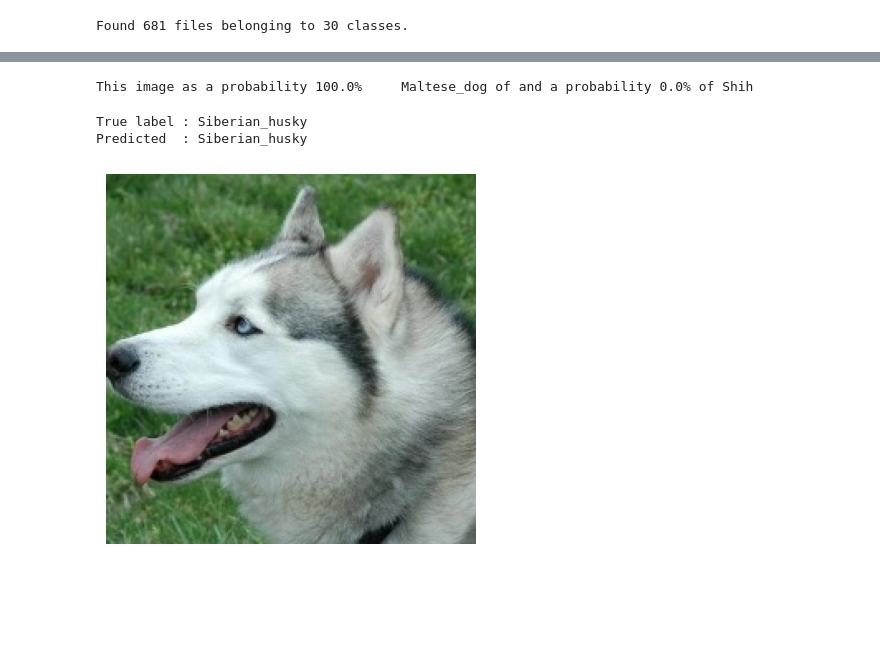
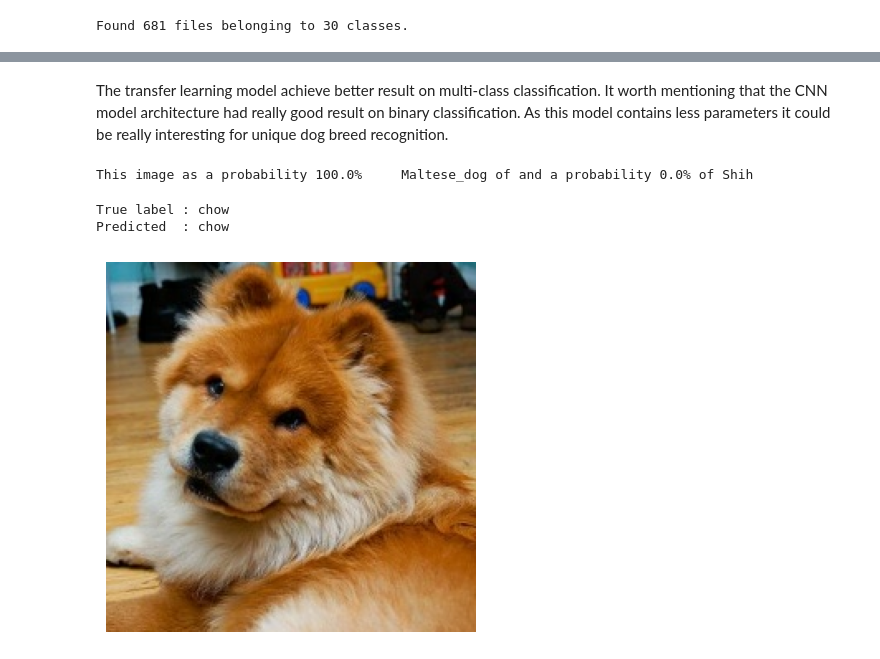
Before and after one commit to CYaiche/dog_breed_classification, a Jupyter notebook: nn_evaluation.ipynb, the cells around one changed output, grey strips where cells are left out. Cells and saved outputs as stored; diff of their text form; code cells hidden in the pictures; blank space fills up the shorter version.

```diff
--- a/nn_evaluation.ipynb
+++ b/nn_evaluation.ipynb
@@ -79,4 +89,6 @@ Number of image used for training in each class :  200
 Accuracy on test dataset: 0.2511013150215149
+# %% [markdown]
+The transfer learning model achieve better result on multi-class classification. It worth mentioning that the CNN model architecture had really good result on binary classification. As this model contains less parameters it could be really interesting for unique dog breed recognition.
 # %%
 def save_test_metrics(mlflow_run_id, test_loss, test_accuracy):
     # save test metrics
@@ -97,15 +110,15 @@ This image as a probability 100.0%     Maltese_dog of and a probability 0.0% of
 # %%
 for img, label in test_ds.take(1):
     label_idx = np.argmax(label)
     print(f"True label : {label_name30[label_idx]}")
 
-    prediction = loaded_model.predict(img)
+    prediction = tr_model.predict(img)
     y_pred = np.argmax(prediction)
     print(f"Predicted  : {label_name30[y_pred]}")
 
     plot_img( img[0].numpy().astype("uint8"))
 # %% [output]
-True label : Siberian_husky
-Predicted  : Siberian_husky
+True label : chow
+Predicted  : chow
-[figure, old version]
+[figure, new version]
 # %%
```
Also changed, not shown: parts of 42 cells of this notebook, 5 other files.
